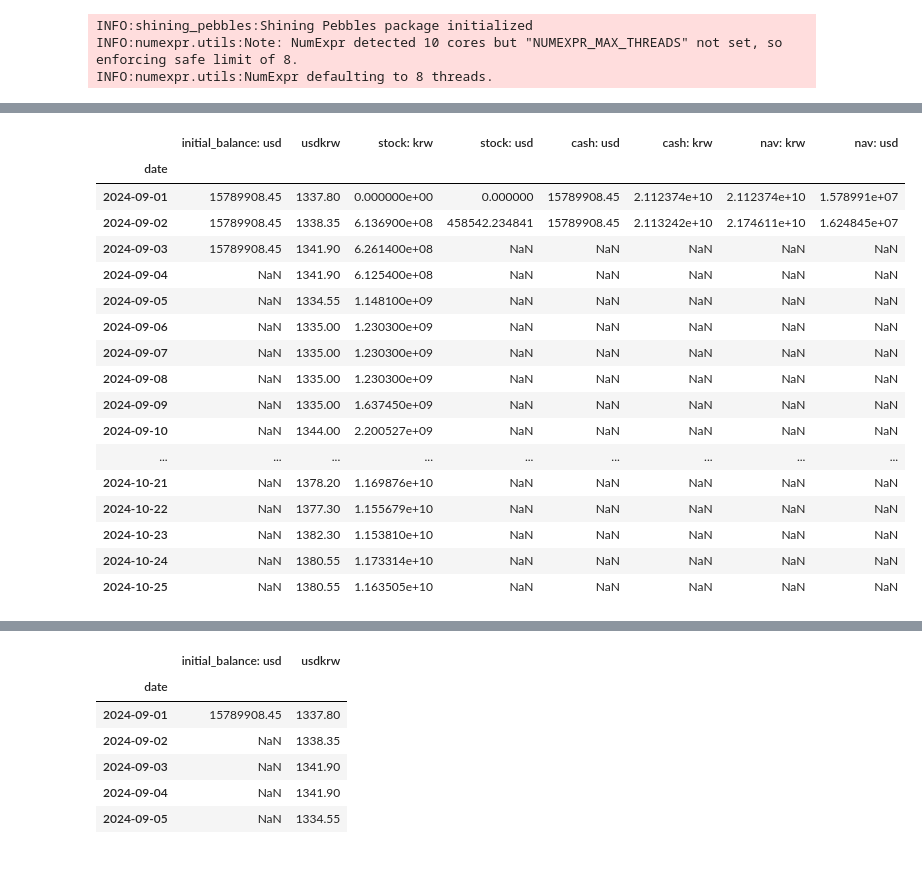
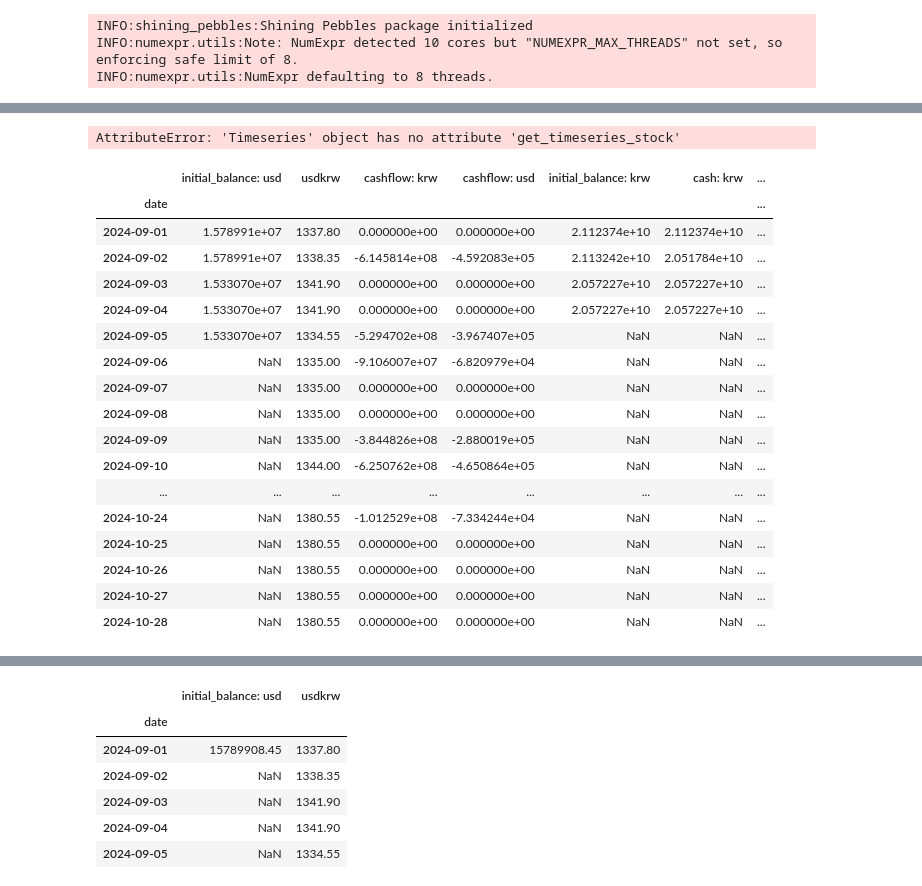
Before and after one commit to nailen1/cayman_office_system, a Jupyter notebook: fix-timeseries-algorithm.ipynb, the cells around one changed output, grey strips where cells are left out. Cells and saved outputs as stored; diff of their text form; code cells hidden in the pictures.

```diff
--- a/fix-timeseries-algorithm.ipynb
+++ b/fix-timeseries-algorithm.ipynb
@@ -29,40 +285,51 @@ ts = Timeseries(trades=trades)
+# %%
+ts.get_timeseries_stock()
+# %% [output]
+AttributeError: 'Timeseries' object has no attribute 'get_timeseries_stock'
 # %%
 frame = ts.frame
-valuation = ts.valuation.rename(columns={'total_valuation': 'stock: krw'})
-df = frame.merge(valuation, how='left', left_index=True, right_index=True)
-df['stock: krw'] = df['stock: krw'].fillna(0)
+cashflow = ts.cashflow.rename(columns={'cashflow': 'cashflow: krw'})
+df = frame.merge(cashflow, how='left', left_index=True, right_index=True)
+df['cashflow: krw'] = df['cashflow: krw'].fillna(0)
+df['cashflow: usd'] = df['cashflow: krw'] / df['usdkrw']
 
-df.loc[df.index[0], 'stock: usd'] = df.loc[df.index[0], 'stock: krw'] / df.loc[df.index[0], 'usdkrw']
-df.loc[df.index[0], 'cash: usd'] = df.loc[df.index[0], 'initial_balance: usd']
-df.loc[df.index[0], 'cash: krw'] = df.loc[df.index[0], 'cash: usd'] * df.loc[df.index[0], 'usdkrw']
-df.loc[df.index[0], 'nav: krw'] = df.loc[df.index[0], 'cash: krw'] + df.loc[df.index[0], 'stock: krw']
-df.loc[df.index[0], 'nav: usd'] = df.loc[df.index[0], 'cash: usd'] + df.loc[df.index[0], 'stock: usd']
+df.loc[df.index[0], 'initial_balance: krw'] = df.loc[df.index[0], 'initial_balance: usd'] * df.loc[df.index[0], 'usdkrw']
+df.loc[df.index[0], 'cash: krw'] = df.loc[df.index[0], 'initial_balance: krw'] + df.loc[df.index[0], 'cashflow: krw']
+df.loc[df.index[0], 'cash: usd'] = df.loc[df.index[0], 'initial_balance: usd'] + df.loc[df.index[0], 'cashflow: usd']
 df.loc[df.index[1], 'initial_balance: usd'] = df.loc[df.index[0], 'cash: usd']
 
-# df.loc[df.index[1], 'stock: usd'] = df.loc[df.index[1], 'stock: krw'] / df.loc[df.index[1], 'usdkrw']
-# df.loc[df.index[1], 'cash: usd'] = df.loc[df.index[1], 'initial_balance: usd']
-# df.loc[df.index[1], 'cash: krw'] = df.loc[df.index[1], 'cash: usd'] * df.loc[df.index[1], 'usdkrw']
-# df.loc[df.index[1], 'nav: krw'] = df.loc[df.index[1], 'cash: krw'] + df.loc[df.index[1], 'stock: krw']
-# df.loc[df.index[1], 'nav: usd'] = df.loc[df.index[1], 'cash: usd'] + df.loc[df.index[1], 'stock: usd']
-# df.loc[df.index[2], 'initial_balance: usd'] = df.loc[df.index[1], 'cash: usd']
+df.loc[df.index[1], 'initial_balance: krw'] = df.loc[df.index[1], 'initial_balance: usd'] * df.loc[df.index[1], 'usdkrw']
+df.loc[df.index[1], 'cash: krw'] = df.loc[df.index[1], 'initial_balance: krw'] + df.loc[df.index[1], 'cashflow: krw']
+df.loc[df.index[1], 'cash: usd'] = df.loc[df.index[1], 'initial_balance: usd'] + df.loc[df.index[1], 'cashflow: usd']
+df.loc[df.index[2], 'initial_balance: usd'] = df.loc[df.index[1], 'cash: usd']
+
+df.loc[df.index[2], 'initial_balance: krw'] = df.loc[df.index[2], 'initial_balance: usd'] * df.loc[df.index[2], 'usdkrw']
+df.loc[df.index[2], 'cash: krw'] = df.loc[df.index[2], 'initial_balance: krw'] + df.loc[df.index[2], 'cashflow: krw']
+df.loc[df.index[2], 'cash: usd'] = df.loc[df.index[2], 'initial_balance: usd'] + df.loc[df.index[2], 'cashflow: usd']
+df.loc[df.index[3], 'initial_balance: usd'] = df.loc[df.index[2], 'cash: usd']
+
+df.loc[df.index[3], 'initial_balance: krw'] = df.loc[df.index[3], 'initial_balance: usd'] * df.loc[df.index[3], 'usdkrw']
+df.loc[df.index[3], 'cash: krw'] = df.loc[df.index[3], 'initial_balance: krw'] + df.loc[df.index[3], 'cashflow: krw']
+df.loc[df.index[3], 'cash: usd'] = df.loc[df.index[3], 'initial_balance: usd'] + df.loc[df.index[3], 'cashflow: usd']
+df.loc[df.index[4], 'initial_balance: usd'] = df.loc[df.index[3], 'cash: usd']
 
 df
 # %% [output]
-|  | initial_balance: usd | usdkrw | stock: krw | stock: usd | cash: usd | cash: krw | nav: krw | nav: usd |
-| date |  |  |  |  |  |  |  |  |
-| 2024-09-01 | 15789908.45 | 1337.80 | 0.000000e+00 | 0.000000 | 15789908.45 | 2.112374e+10 | 2.112374e+10 | 1.578991e+07 |
-| 2024-09-02 | 15789908.45 | 1338.35 | 6.136900e+08 | 458542.234841 | 15789908.45 | 2.113242e+10 | 2.174611e+10 | 1.624845e+07 |
-| 2024-09-03 | 15789908.45 | 1341.90 | 6.261400e+08 | NaN | NaN | NaN | NaN | NaN |
-| 2024-09-04 | NaN | 1341.90 | 6.125400e+08 | NaN | NaN | NaN | NaN | NaN |
-| 2024-09-05 | NaN | 1334.55 | 1.148100e+09 | NaN | NaN | NaN | NaN | NaN |
-| 2024-09-06 | NaN | 1335.00 | 1.230300e+09 | NaN | NaN | NaN | NaN | NaN |
-| 2024-09-07 | NaN | 1335.00 | 1.230300e+09 | NaN | NaN | NaN | NaN | NaN |
-| 2024-09-08 | NaN | 1335.00 | 1.230300e+09 | NaN | NaN | NaN | NaN | NaN |
-| 2024-09-09 | NaN | 1335.00 | 1.637450e+09 | NaN | NaN | NaN | NaN | NaN |
-| 2024-09-10 | NaN | 1344.00 | 2.200527e+09 | NaN | NaN | NaN | NaN | NaN |
-| ... | ... | ... | ... | ... | ... | ... | ... | ... |
-| 2024-10-21 | NaN | 1378.20 | 1.169876e+10 | NaN | NaN | NaN | NaN | NaN |
-| 2024-10-22 | NaN | 1377.30 | 1.155679e+10 | NaN | NaN | NaN | NaN | NaN |
-| 2024-10-23 | NaN | 1382.30 | 1.153810e+10 | NaN | NaN | NaN | NaN | NaN |
-| 2024-10-24 | NaN | 1380.55 | 1.173314e+10 | NaN | NaN | NaN | NaN | NaN |
-| 2024-10-25 | NaN | 1380.55 | 1.163505e+10 | NaN | NaN | NaN | NaN | NaN |
+|  | initial_balance: usd | usdkrw | cashflow: krw | cashflow: usd | initial_balance: krw | cash: krw | ... |
+| date |  |  |  |  |  |  | ... |
+| 2024-09-01 | 1.578991e+07 | 1337.80 | 0.000000e+00 | 0.000000e+00 | 2.112374e+10 | 2.112374e+10 | ... |
+| 2024-09-02 | 1.578991e+07 | 1338.35 | -6.145814e+08 | -4.592083e+05 | 2.113242e+10 | 2.051784e+10 | ... |
+| 2024-09-03 | 1.533070e+07 | 1341.90 | 0.000000e+00 | 0.000000e+00 | 2.057227e+10 | 2.057227e+10 | ... |
+| 2024-09-04 | 1.533070e+07 | 1341.90 | 0.000000e+00 | 0.000000e+00 | 2.057227e+10 | 2.057227e+10 | ... |
+| 2024-09-05 | 1.533070e+07 | 1334.55 | -5.294702e+08 | -3.967407e+05 | NaN | NaN | ... |
+| 2024-09-06 | NaN | 1335.00 | -9.106007e+07 | -6.820979e+04 | NaN | NaN | ... |
+| 2024-09-07 | NaN | 1335.00 | 0.000000e+00 | 0.000000e+00 | NaN | NaN | ... |
+| 2024-09-08 | NaN | 1335.00 | 0.000000e+00 | 0.000000e+00 | NaN | NaN | ... |
+| 2024-09-09 | NaN | 1335.00 | -3.844826e+08 | -2.880019e+05 | NaN | NaN | ... |
+| 2024-09-10 | NaN | 1344.00 | -6.250762e+08 | -4.650864e+05 | NaN | NaN | ... |
+| ... | ... | ... | ... | ... | ... | ... | ... |
+| 2024-10-24 | NaN | 1380.55 | -1.012529e+08 | -7.334244e+04 | NaN | NaN | ... |
+| 2024-10-25 | NaN | 1380.55 | 0.000000e+00 | 0.000000e+00 | NaN | NaN | ... |
+| 2024-10-26 | NaN | 1380.55 | 0.000000e+00 | 0.000000e+00 | NaN | NaN | ... |
+| 2024-10-27 | NaN | 1380.55 | 0.000000e+00 | 0.000000e+00 | NaN | NaN | ... |
+| 2024-10-28 | NaN | 1380.55 | 0.000000e+00 | 0.000000e+00 | NaN | NaN | ... |
```
Also changed, not shown: parts of 13 cells of this notebook, 12 other files.
